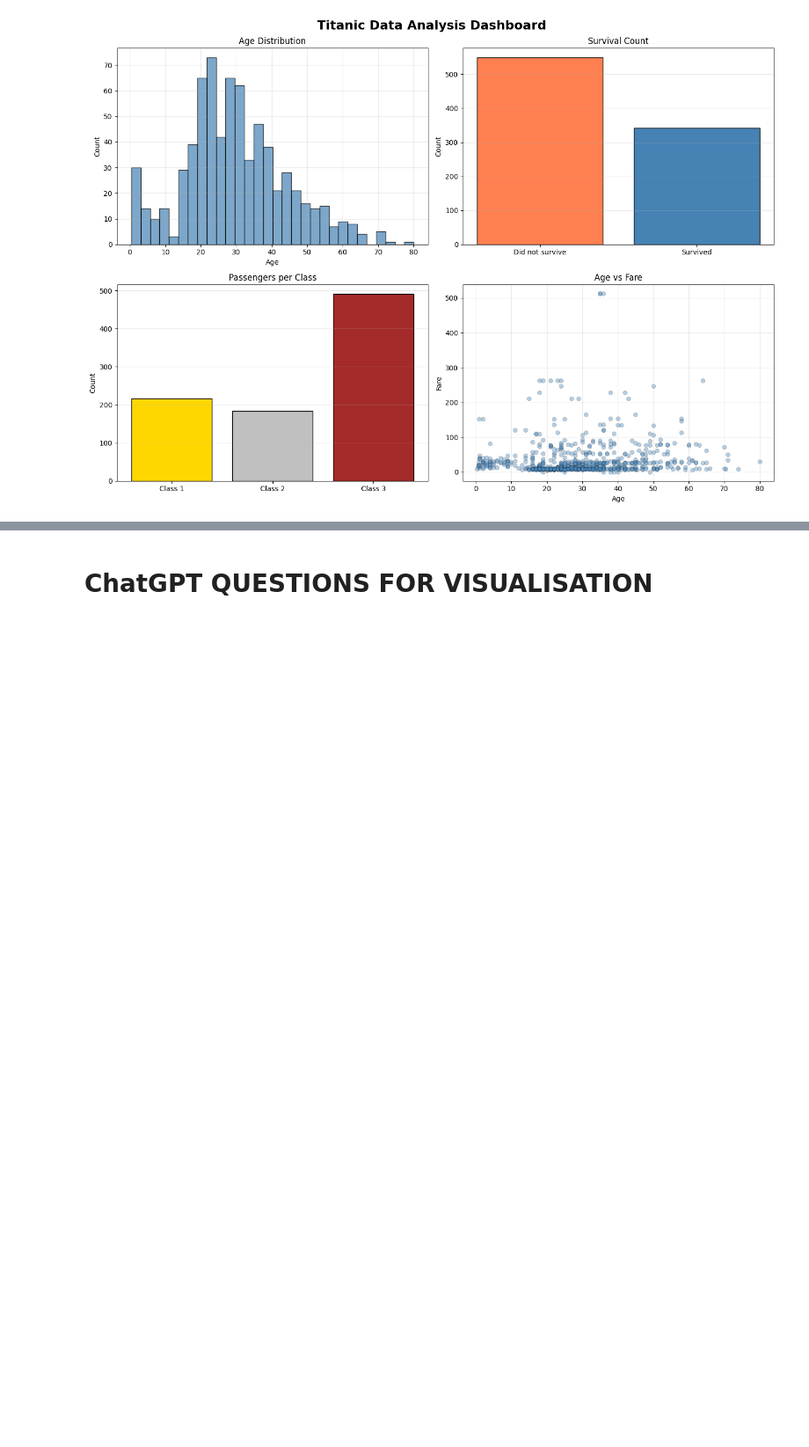
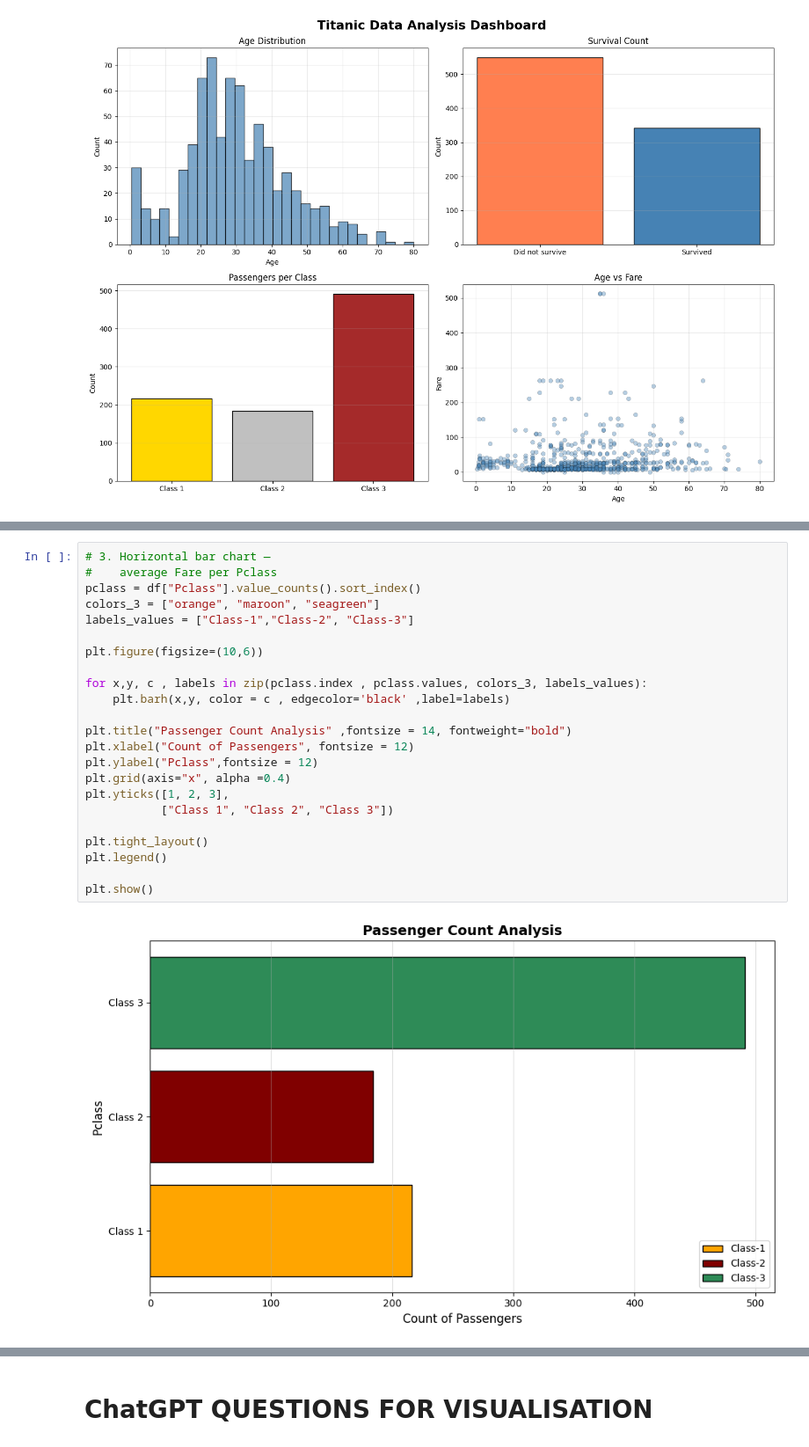
Before and after one commit to Ramcharan-AIML/Matplotlib_Problem_Solving, a Jupyter notebook: Matplotlib_Problems_Practice.ipynb, the cells around one changed output, grey strips where cells are left out. Shown at 88% size. Cells and saved outputs as stored; diff of their text form; blank space fills up the shorter version.

```diff
--- a/Matplotlib_Problems_Practice.ipynb
+++ b/Matplotlib_Problems_Practice.ipynb
@@ -346,0 +453,25 @@ plt.show()
+# %%
+# 3. Horizontal bar chart —
+#    average Fare per Pclass
+pclass = df["Pclass"].value_counts().sort_index()
+colors_3 = ["orange", "maroon", "seagreen"]
+labels_values = ["Class-1","Class-2", "Class-3"]
+
+plt.figure(figsize=(10,6))
+
+for x,y, c , labels in zip(pclass.index , pclass.values, colors_3, labels_values):
+    plt.barh(x,y, color = c , edgecolor='black' ,label=labels)
+
+plt.title("Passenger Count Analysis" ,fontsize = 14, fontweight="bold")
+plt.xlabel("Count of Passengers", fontsize = 12)
+plt.ylabel("Pclass",fontsize = 12)
+plt.grid(axis="x", alpha =0.4)
+plt.yticks([1, 2, 3],
+           ["Class 1", "Class 2", "Class 3"])
+
+plt.tight_layout()
+plt.legend()
+
+plt.show()
+# %% [output]
+[figure, added]
```
Also changed, not shown: parts of 8 cells of this notebook.
